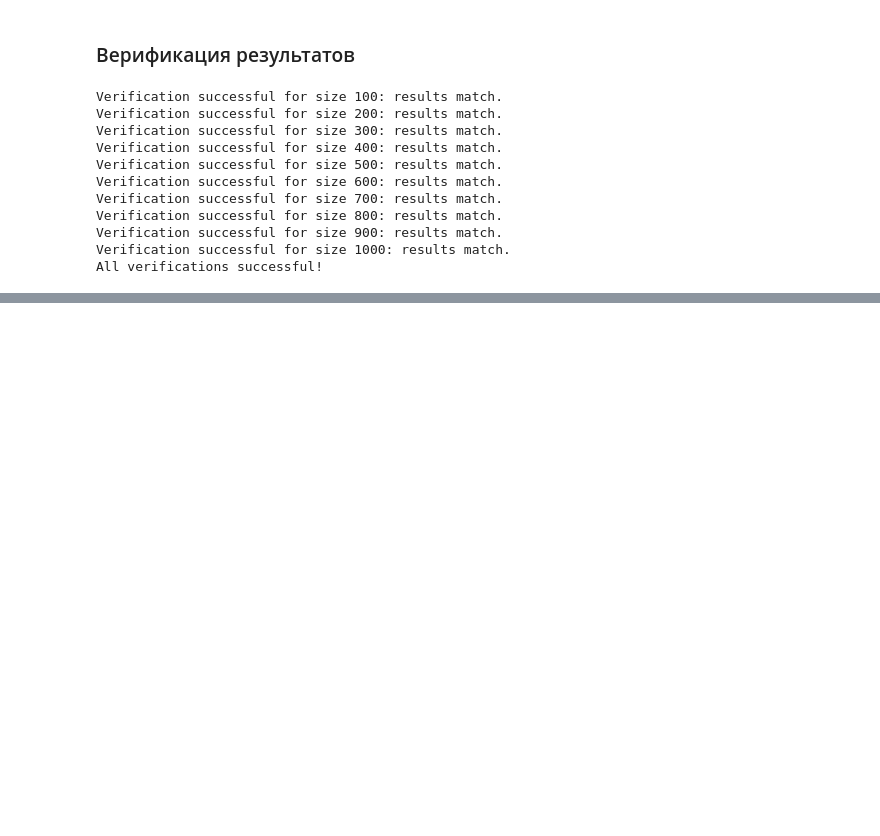
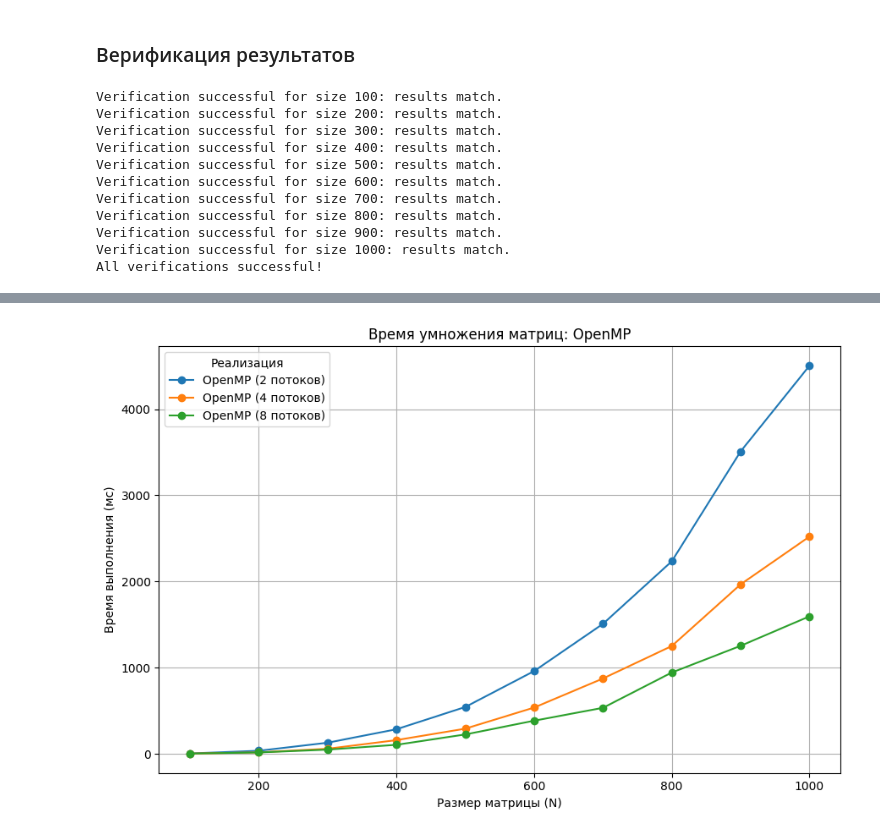
Before and after one commit to ynnmuraii/parallel-prog2, a Jupyter notebook: checkout.ipynb, the cells around one changed output, grey strips where cells are left out. Drawn from its saved outputs; the diff is of its cells as text; code cells hidden in the pictures; blank space fills up the shorter version.

```diff
--- a/checkout.ipynb
+++ b/checkout.ipynb
@@ -130,0 +119,36 @@ lab_results: defaultdict(<class 'list'>, {'lab1': [(100, 12.6373), (200, 104.174
+# %%
+import matplotlib.pyplot as plt
+import re
+import glob
+from collections import defaultdict
+
+lab2_results = defaultdict(list)
+for fname in glob.glob('lab2/results_lab*.txt'):
+    with open(fname) as f:
+        for line in f:
+            m = re.match(r"Threads: (\d+) \| Matrix size: (\d+)x\d+ \* (\d+)x\d+ \| Execution time: ([\d.]+) ms", line)
+            if m:
+                threads = int(m.group(1))
+                size = int(m.group(2))
+                time = float(m.group(4))
+                lab2_results[threads].append((size, time))
+
+plt.figure(figsize=(9,6))
+
+for threads, data in sorted(lab2_results.items()):
+    if not data:
+        continue
+    data.sort()
+    sizes = [r[0] for r in data]
+    times = [r[1] for r in data]
+    plt.plot(sizes, times, marker='o', label=f'OpenMP ({threads} потоков)')
+
+plt.xlabel('Размер матрицы (N)')
+plt.ylabel('Время выполнения (мс)')
+plt.title('Время умножения матриц: OpenMP')
+plt.legend(title="Реализация")
+plt.grid(True)
+plt.tight_layout()
+plt.show()
+# %% [output]
+[figure, added]
```
Also changed, not shown: parts of 1 cell of this notebook, 30 other files.
